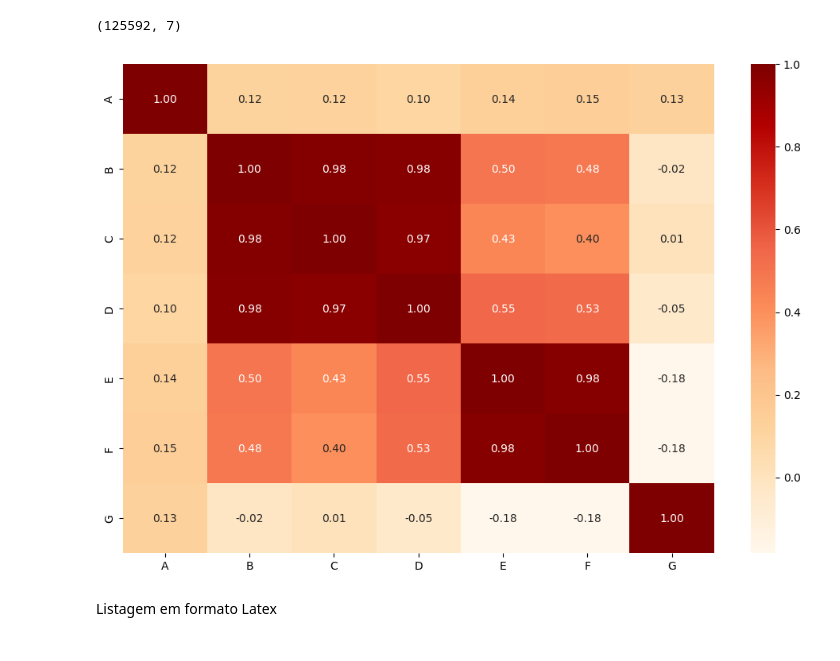
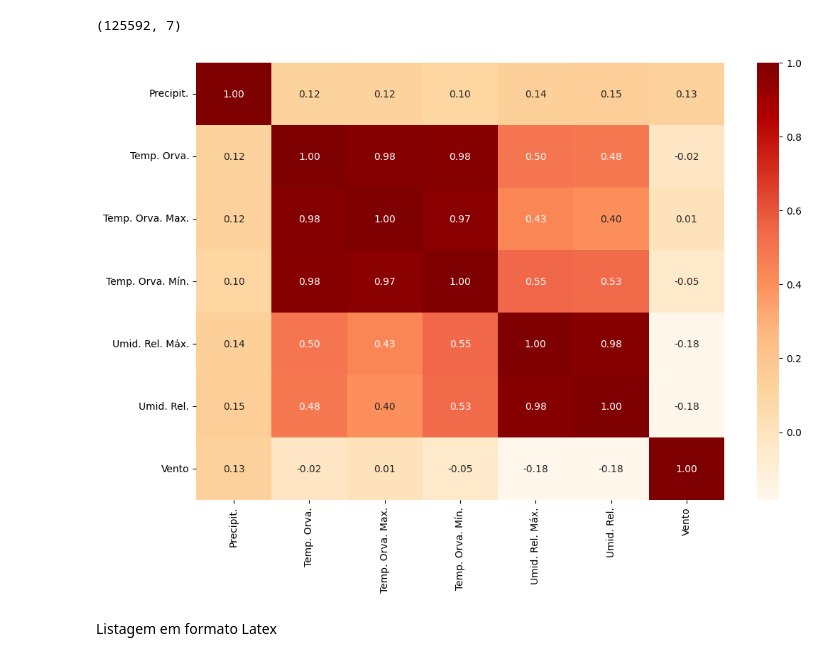
Before and after one commit to igorzeck/2R2N, a Jupyter notebook: eda.ipynb, the cells around one changed output. Drawn from its saved outputs; the diff is of its cells as text; code cells hidden in the pictures.

```diff
--- a/eda.ipynb
+++ b/eda.ipynb
@@ -125,15 +125,15 @@ df_final.shape
 (125592, 7)
 # %%
 matrix_correl = df_final.corr()
-a_g_list = ["A","B","C","D","E","F","G"]
+a_g_list = ["Precipit.","Temp. Orva.","Temp. Orva. Max.","Temp. Orva. Mín.","Umid. Rel. Máx.","Umid. Rel.","Vento"]
 matrix_correl.columns = [i for i in a_g_list]
 matrix_correl.index = [i for i in a_g_list]
 plt.figure(figsize=(12, 8))
 ax = sns.heatmap(matrix_correl, annot=True, cmap='OrRd', fmt=".2f")
 # plt.title('Mapa de calor da matriz')
 plt.show()
 # %% [output]
-[figure, old version]
+[figure, new version]
 # %% [markdown]
 Listagem em formato Latex
 # %%
```
Also changed, not shown: 1 other file.
